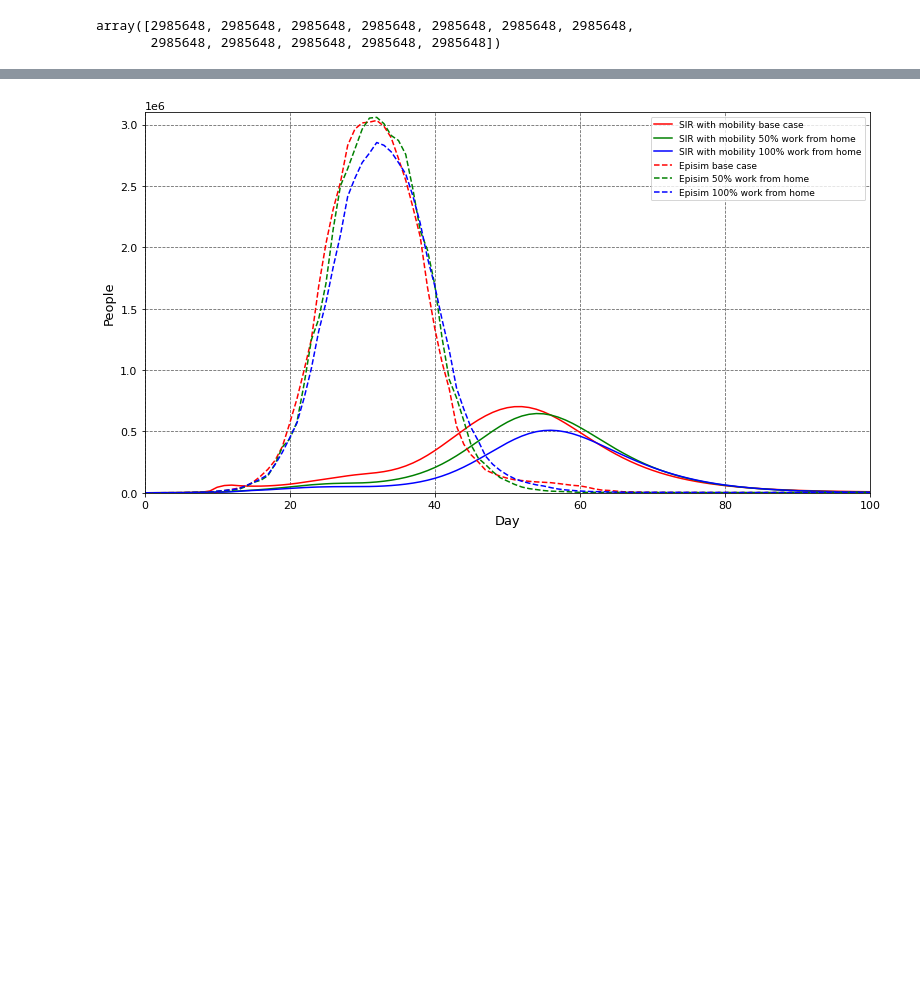
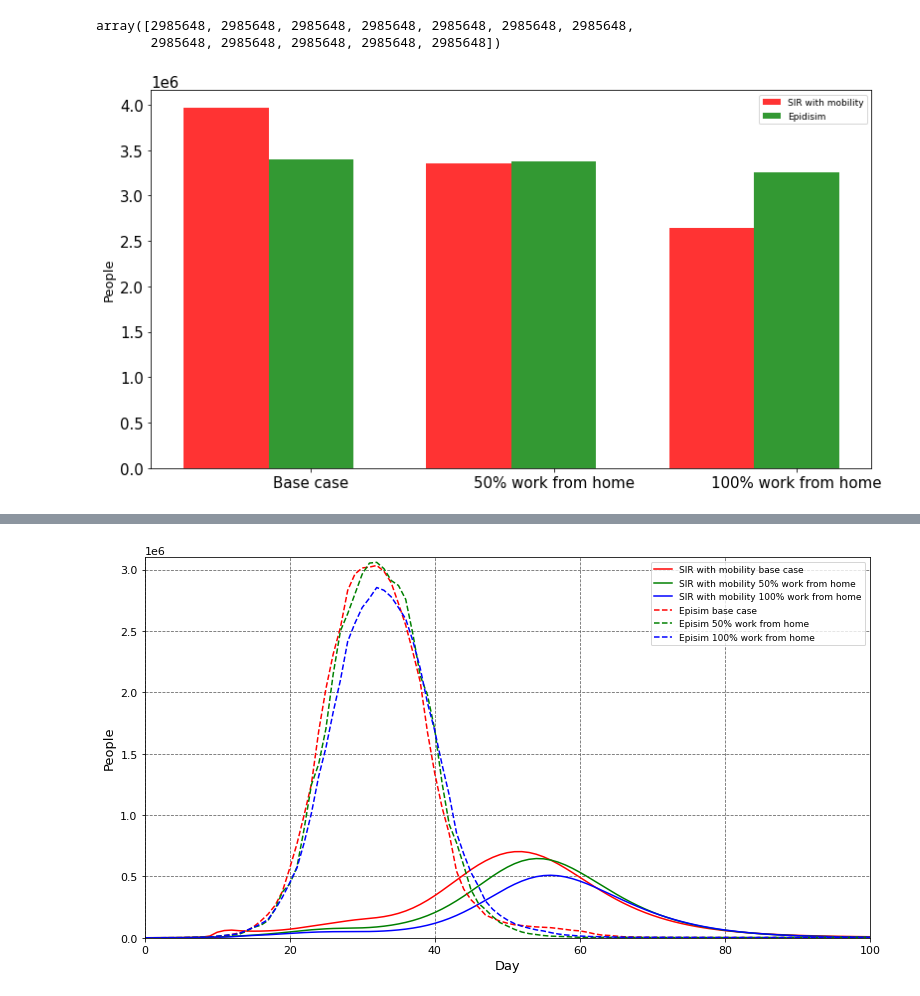
Before and after one commit to captainnemo2005/compartmentmodel, a Jupyter notebook: Melbourne Work from home.ipynb, the cells around one changed output, grey strips where cells are left out. Cells and saved outputs as stored; diff of their text form; code cells hidden in the pictures; blank space fills up the shorter version.

```diff
--- a/Melbourne Work from home.ipynb
+++ b/Melbourne Work from home.ipynb
@@ -85,3 +85,42 @@ iterations = 3000
 res = {}
 inf = 10
 res['baseline'] = sir(model,pop,od_matrix,alpha,iterations,inf)
+# %%
+import numpy as np
+import matplotlib.pyplot as plt
+
+# data to plot
+n_groups = 3
+SIR_WITH_MOBILITY = (3961083,3352943,2638553)
+EPISIM            = (3395700,3379600,3257900)
+
+# create plot
+plt.figure(figsize=(13,7))
+index = np.arange(n_groups)
+bar_width = 0.35
+opacity = 0.8
+
+rects1 = plt.bar(index, SIR_WITH_MOBILITY, bar_width,
+                alpha=opacity,
+                color='r',
+                label= 'SIR with mobility')
+
+rects2 = plt.bar(index + bar_width, EPISIM, bar_width,
+                alpha=opacity,
+                color='g',
+                label='Epidisim')
+
+#plt.xlabel('Policies',fontsize=13)
+plt.ylabel('People',fontsize=13)
+
+plt.xticks(index + bar_width, ('Base case','50% work from home','100% work from home'))
+plt.rc('xtick',labelsize=15)
+plt.rc('ytick',labelsize=15)
+plt.legend(loc=1, prop={'size':9})
+
+#plt.legend()
+
+#plt.tight_layout()
+plt.show()
+# %% [output]
+[figure, added]
```
Also changed, not shown: parts of 1 cell of this notebook, 3 other files.
